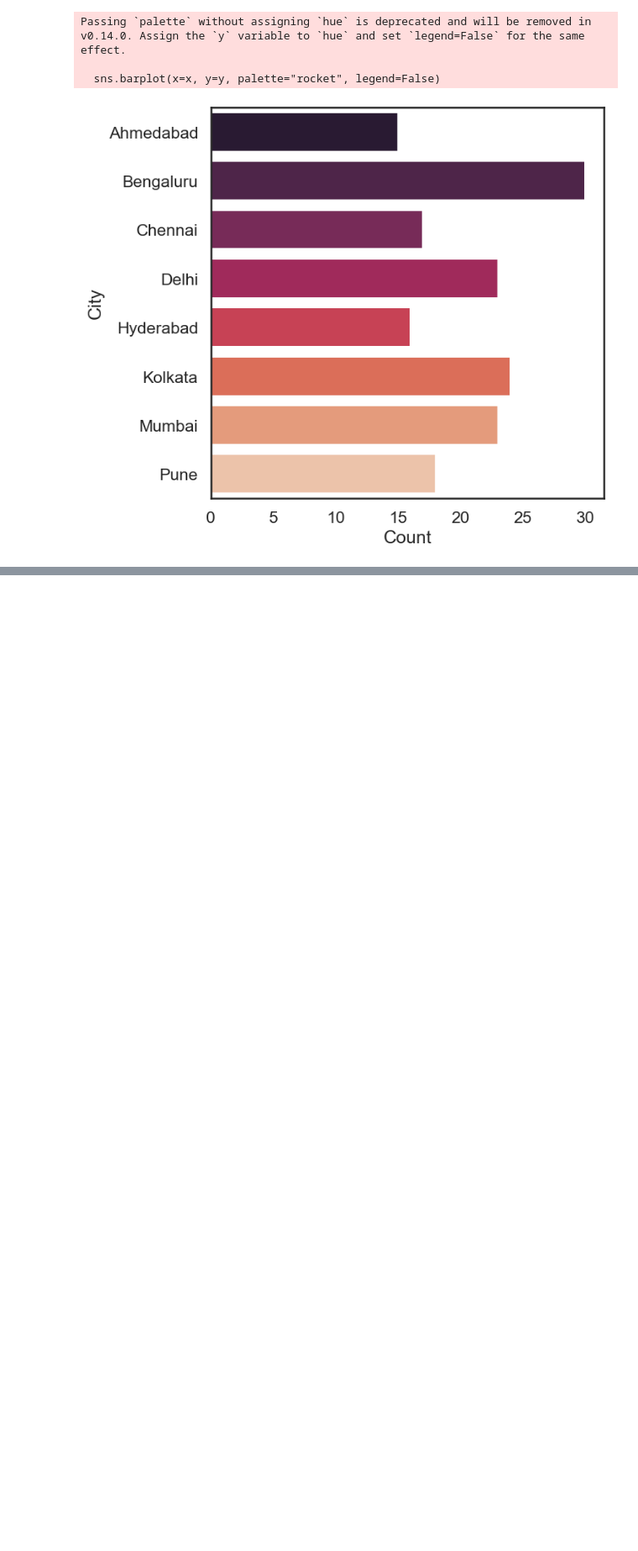
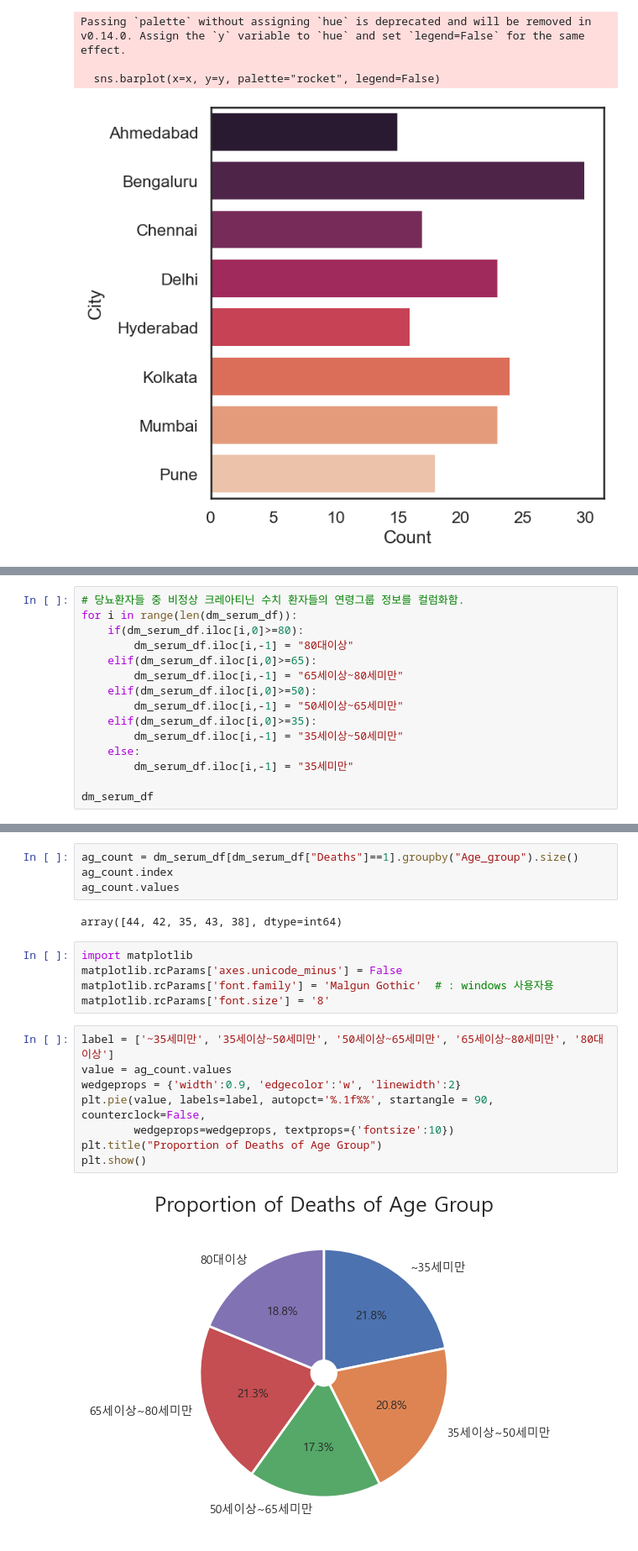
Before and after one commit to cutepuppy2024/Kidney-Project, a Jupyter notebook: ckd_analysis_1st.ipynb, the cells around one changed output, grey strips where cells are left out. Shown at 84% size. Saved outputs shown, nothing was run; the diff lists cells and outputs as text; blank space fills up the shorter version.

```diff
--- a/ckd_analysis_1st.ipynb
+++ b/ckd_analysis_1st.ipynb
@@ -420,0 +500,15 @@ Passing `palette` without assigning `hue` is deprecated and will be removed in v
+# %%
+# 당뇨환자들 중 비정상 크레아티닌 수치 환자들의 연령그룹 정보를 컬럼화함.
+for i in range(len(dm_serum_df)):
+    if(dm_serum_df.iloc[i,0]>=80):
+        dm_serum_df.iloc[i,-1] = "80대이상"
+    elif(dm_serum_df.iloc[i,0]>=65):
+        dm_serum_df.iloc[i,-1] = "65세이상~80세미만"
+    elif(dm_serum_df.iloc[i,0]>=50):
+        dm_serum_df.iloc[i,-1] = "50세이상~65세미만"
+    elif(dm_serum_df.iloc[i,0]>=35):
+        dm_serum_df.iloc[i,-1] = "35세이상~50세미만"
+    else:
+        dm_serum_df.iloc[i,-1] = "35세미만"
+
+dm_serum_df
@@ -420,0 +540,21 @@ Passing `palette` without assigning `hue` is deprecated and will be removed in v
+# %%
+ag_count = dm_serum_df[dm_serum_df["Deaths"]==1].groupby("Age_group").size()
+ag_count.index
+ag_count.values
+# %% [output]
+array([44, 42, 35, 43, 38], dtype=int64)
+# %%
+import matplotlib
+matplotlib.rcParams['axes.unicode_minus'] = False
+matplotlib.rcParams['font.family'] = 'Malgun Gothic'  # : windows 사용자용
+matplotlib.rcParams['font.size'] = '8'
+# %%
+label = ['~35세미만', '35세이상~50세미만', '50세이상~65세미만', '65세이상~80세미만', '80대이상']
+value = ag_count.values
+wedgeprops = {'width':0.9, 'edgecolor':'w', 'linewidth':2}
+plt.pie(value, labels=label, autopct='%.1f%%', startangle = 90, counterclock=False,
+        wedgeprops=wedgeprops, textprops={'fontsize':10})
+plt.title("Proportion of Deaths of Age Group")
+plt.show()
+# %% [output]
+[figure, added]
```
Also changed, not shown: parts of 22 cells of this notebook.
